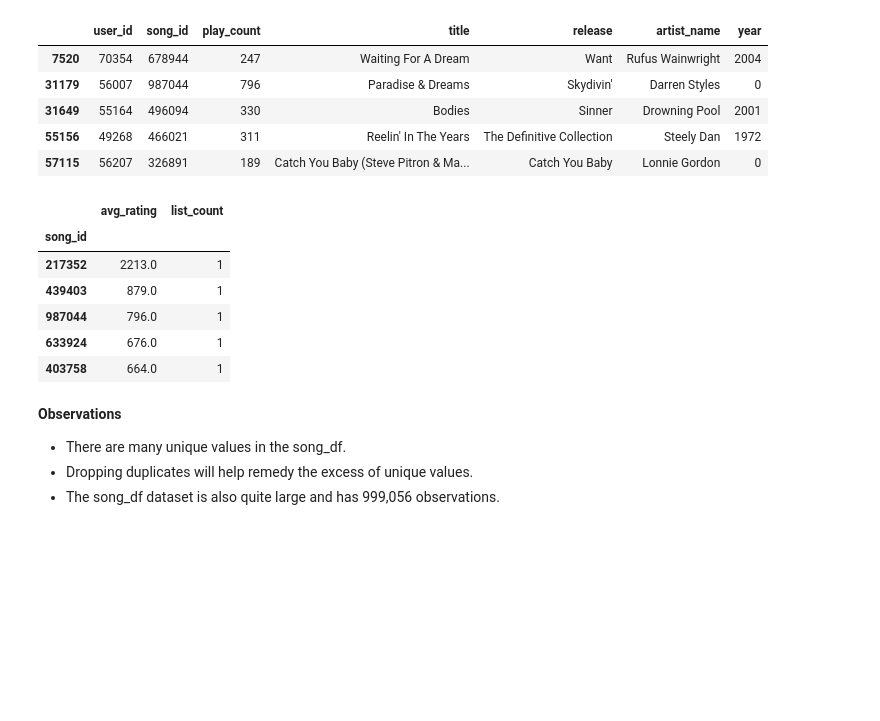
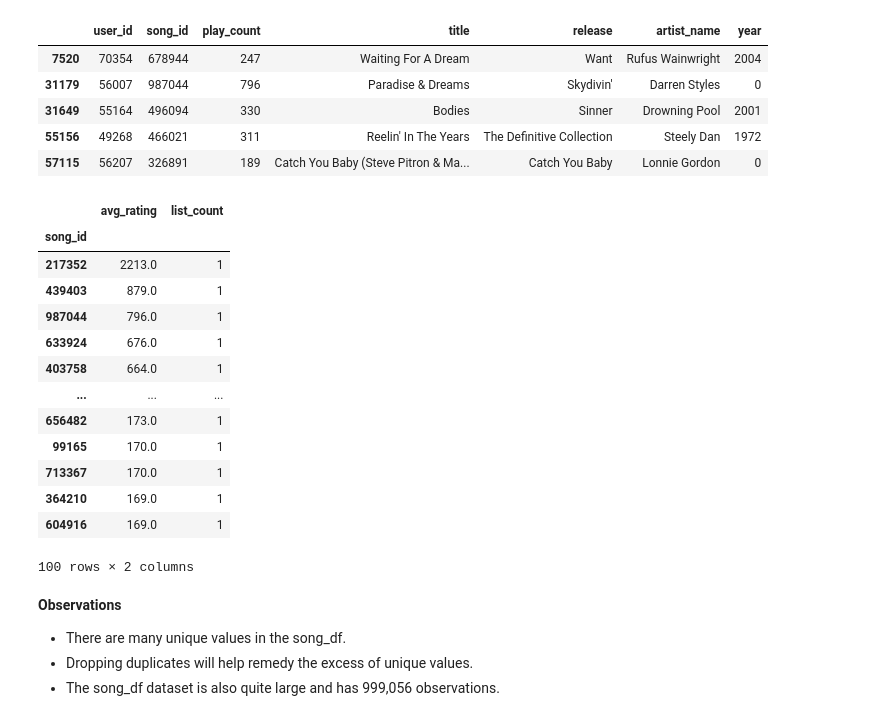
Before and after one commit to mariyaeggs/MIT_AI, a Jupyter notebook: Reference_Notebook_Milestone_1_Recommendation_Systems_Pipenv.ipynb, the cells around one changed output. Drawn from its saved outputs; the diff is of its cells as text; code cells hidden in the pictures; blank space fills up the shorter version.

```diff
--- a/Reference_Notebook_Milestone_1_Recommendation_Systems_Pipenv.ipynb
+++ b/Reference_Notebook_Milestone_1_Recommendation_Systems_Pipenv.ipynb
@@ -454,25 +454,32 @@ df_final.head()
 # %%
 # calculate the average listen count for each song
 average_count_listen = df_final.groupby('song_id').mean()['play_count']
 
 # calculate the count of listen for each song
 list_count_of_song = df_final.groupby('song_id').count()['play_count']
 
 # create a dataframe with calculated average and count of listens
 final_df = pd.DataFrame({'avg_rating':average_count_listen, 'list_count':list_count_of_song})
 
 # sort the dataframe by average of ratings in the descending order
 final_df = final_df.sort_values(by='avg_rating', ascending=False)
 
-final_df.head()
+final_df.head(100)
 # %% [output]
 |  | avg_rating | list_count |
 | song_id |  |  |
 | 217352 | 2213.0 | 1 |
 | 439403 | 879.0 | 1 |
 | 987044 | 796.0 | 1 |
 | 633924 | 676.0 | 1 |
 | 403758 | 664.0 | 1 |
+| ... | ... | ... |
+| 656482 | 173.0 | 1 |
+| 99165 | 170.0 | 1 |
+| 713367 | 170.0 | 1 |
+| 364210 | 169.0 | 1 |
+| 604916 | 169.0 | 1 |
+100 rows × 2 columns
 # %% [markdown]
 **Observations**
 - There are many unique values in the song_df.
```
